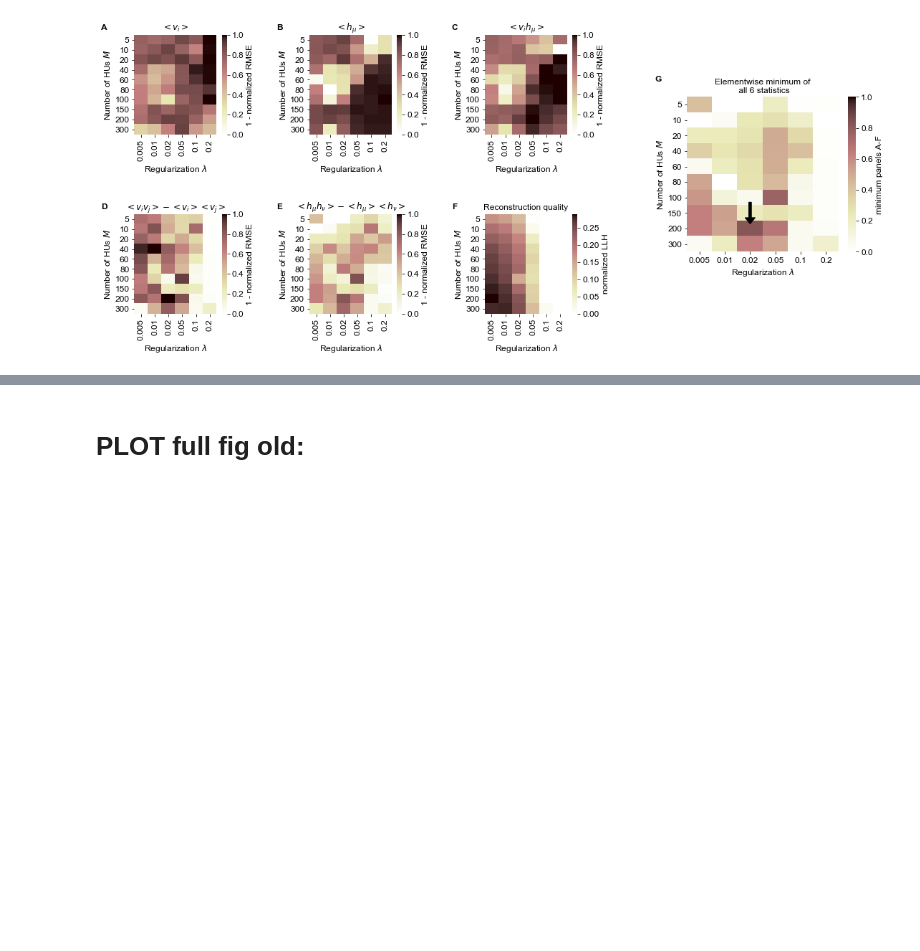
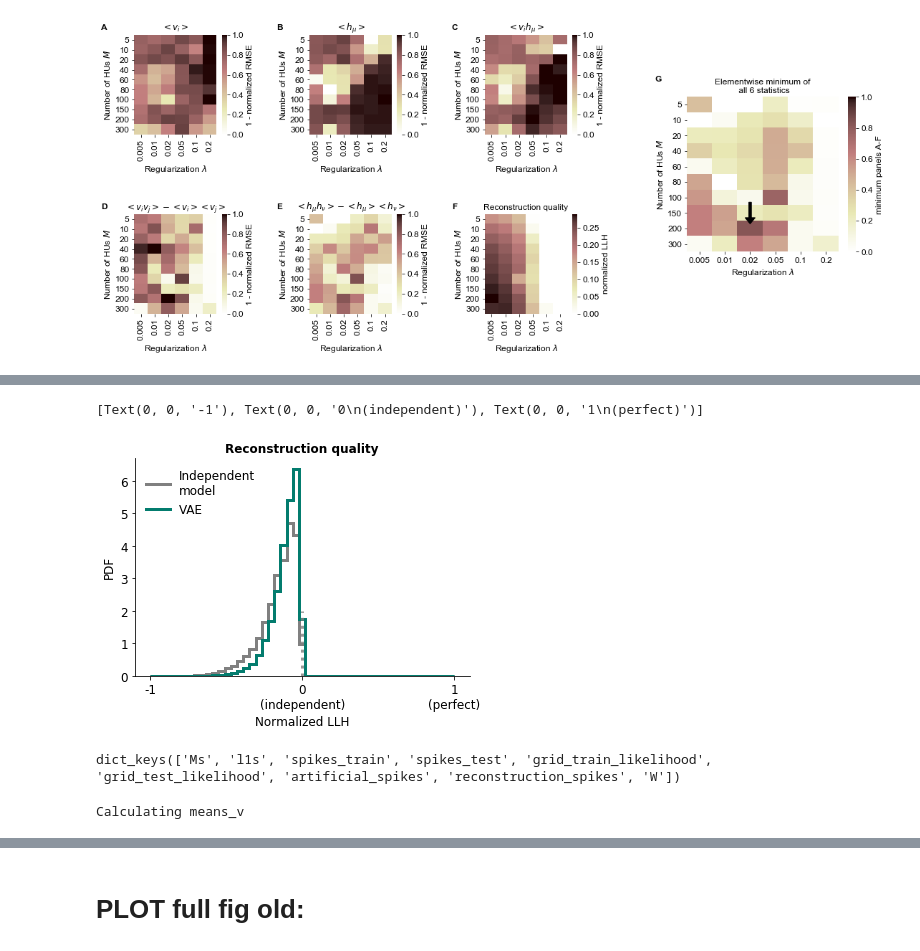
Before and after one commit to vdplasthijs/zf-rbm, a Jupyter notebook: figure_notebooks/fig_model_selection.ipynb, the cells around one changed output, grey strips where cells are left out. Saved outputs shown, nothing was run; the diff lists cells and outputs as text; code cells hidden in the pictures; blank space fills up the shorter version.

```diff
--- a/figure_notebooks/fig_model_selection.ipynb
+++ b/figure_notebooks/fig_model_selection.ipynb
@@ -595,0 +700,45 @@ ip.SVG('/home/thijs/repos/zf-rbm/figures/sfig_model_selection_complete.svg')
+# %%
+def reconstruction_likelihood(data, recon_data, eps=1e-6):
+    data = np.asarray(data, dtype=np.float32)
+    likelihood = np.log((recon_data + eps) * data + (1 - recon_data - eps) * (1 - data))
+    return likelihood.mean(0)
+
+def independent_model(data, eps=1e-6):
+        data = np.asarray(data, dtype=np.float32)
+        indep = data.mean(0)
+        likelihood = np.log((indep + eps) * data + (1 - indep - eps) * (1 - data))
+        return likelihood.mean(0)
+
+recon_error_vae = reconstruction_likelihood(data=env['spikes_test'],
+                                        recon_data=env['reconstruction_spikes'][test_inds, :])
+recon_error_indep = independent_model(data=env['spikes_test'])
+# %%
+ax_recon = plt.subplot(111)
+ax_recon.plot([0, 0], [0, 2], ':', c='grey', alpha=0.8)
+
+dr_colors['indep'] = 'grey'
+ax_recon.hist(recon_error_indep, bins=np.linspace(-1, 1, 50), density=True,
+         histtype='step', color=dr_colors['indep'], linewidth=3, label='VAE')
+
+ax_recon.hist(recon_error_vae, bins=np.linspace(-1, 1, 50), density=True,
+         histtype='step', color=dr_colors['vae'], linewidth=3, label='VAE')
+
+handle_dict_llh = {dr: matplotlib.lines.Line2D([], [], c=dr_colors[dr]) for dr in ['indep', 'vae']}
+ax_recon.legend(handles=[handle_dict_llh[x] for x in ['indep', 'vae']],
+                labels=['Independent\nmodel', 'VAE'],
+                frameon=False, loc='upper left');
+
+
+# ax_recon.legend(frameon=False, loc='upper left')
+
+
+# ax_recon.set_title(mom_names['reconstruct'] + f'\nMedian = {np.round(normalise_df[normalise_df.timestamp == ts_rbm]["reconstruct"].values[0], 2)}')
+ax_recon.set_title('Reconstruction quality', fontdict={'weight': 'bold'})
+ax_recon.set_xlabel('Normalized LLH'); ax_recon.set_ylabel('PDF');
+ax_recon.spines['top'].set_visible(False)
+ax_recon.spines['right'].set_visible(False)
+ax_recon.set_xticks([-1, 0, 1])
+ax_recon.set_xticklabels(['-1', '0\n(independent)', '1\n(perfect)'])
+# %% [output]
+[Text(0, 0, '-1'), Text(0, 0, '0\n(independent)'), Text(0, 0, '1\n(perfect)')]
+[figure, added]
@@ -595,0 +748,25 @@ ip.SVG('/home/thijs/repos/zf-rbm/figures/sfig_model_selection_complete.svg')
+# %%
+print(env.keys())
+env['spikes_train'] = None
+env['reconstruction_spikes'] = None
+env['W'] = None
+# %% [output]
+dict_keys(['Ms', 'l1s', 'spikes_train', 'spikes_test', 'grid_train_likelihood', 'grid_test_likelihood', 'artificial_spikes', 'reconstruction_spikes', 'W'])
+# %%
+# list_comp_moms = ['pwcorr_vv', 'means_v']
+
+list_comp_moms = ['means_v']
+inds_art_tp = np.arange(1665)
+dict_binned_stats_vae = {}
+
+for comp_moment in list_comp_moms:
+    print(f'Calculating {comp_moment}')
+    _, __, dict_binned_stats_vae[comp_moment] = rpf.compute_moment_corrs(rv=env['spikes_test'].T, rh=np.zeros((1, 1)), precomputed_rvv_mat_flat=None,
+                                                   gv=env['artificial_spikes'][inds_art_tp, :].T, gh=None, mompearson2nd='moment',
+                                                   correct_pwcorr_vh=False, rbm=None,
+                                                   correct_pwcorr_vv=True, correct_pwcorr_hh=False,
+                                                   moment=comp_moment, nv_tresh=100000, return_binned_stats=False,
+                                                   compute_additional_stats=True, vv_inds=None, shuffle_neurons=False,
+                                                   compute_expensive_stats=True)
+# %% [output]
+Calculating means_v
```
Also changed, not shown: parts of 17 cells of this notebook, 2 other files.
